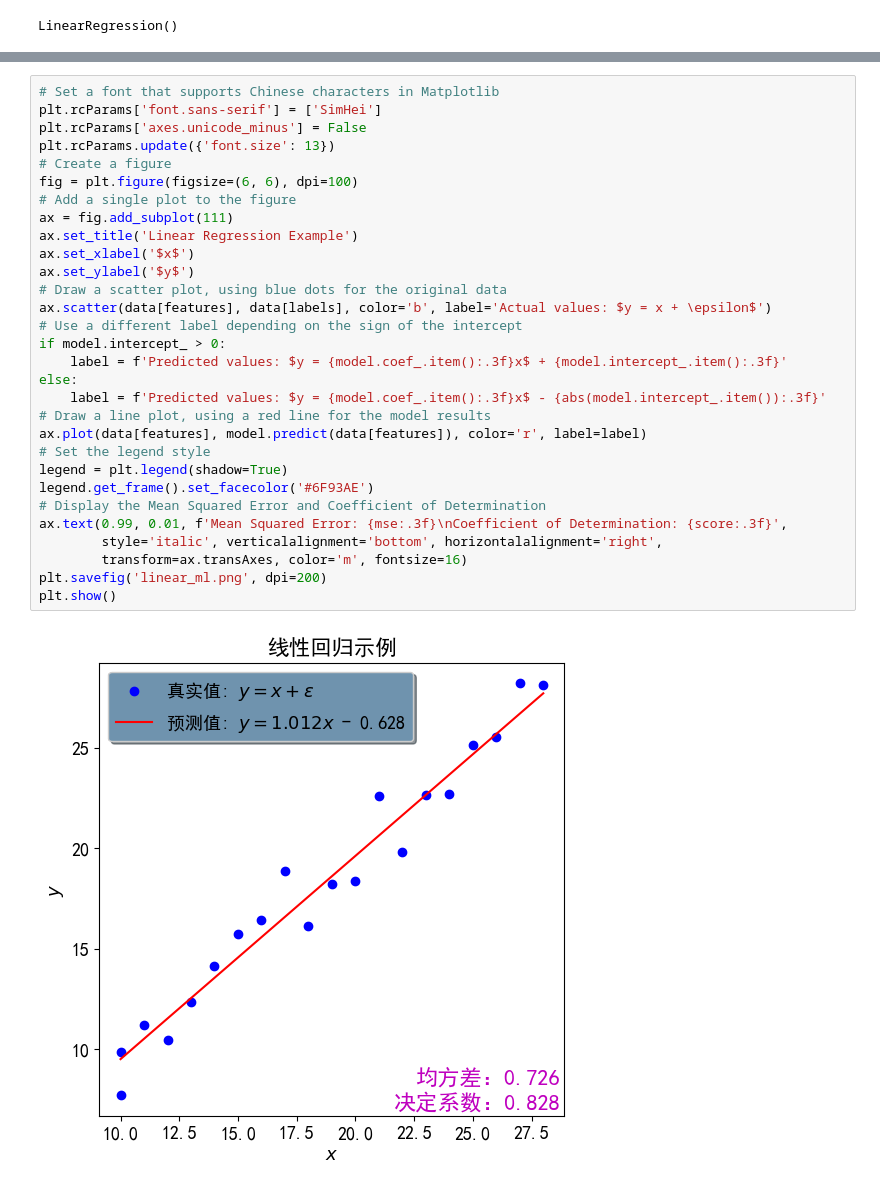
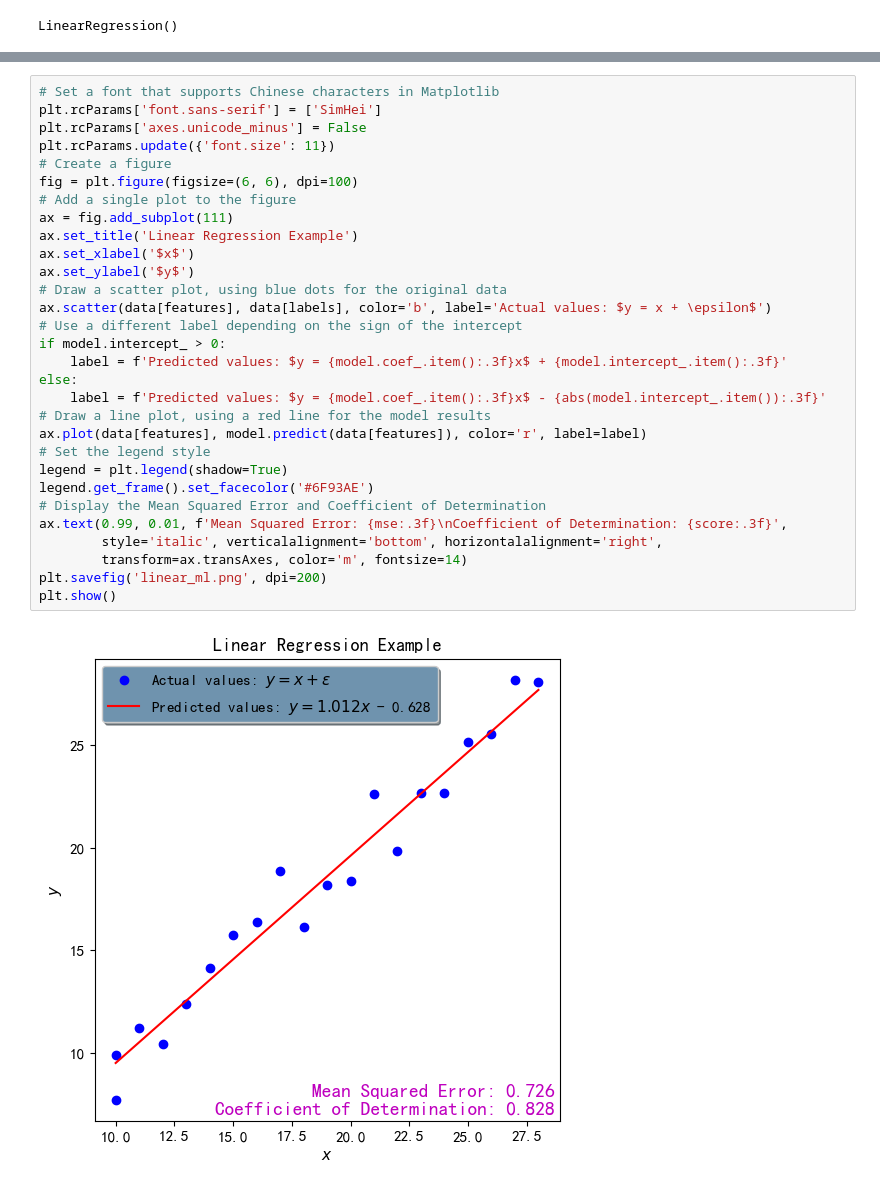
Before and after one commit to GenTang/regression2chatgpt, a Jupyter notebook: ch03_linear/linear_ml.ipynb, the cells around one changed output, grey strips where cells are left out. Saved outputs shown, nothing was run; the diff lists cells and outputs as text.

```diff
--- a/ch03_linear/linear_ml.ipynb
+++ b/ch03_linear/linear_ml.ipynb
@@ -54,32 +54,32 @@ mse, score
 # %%
 # Set a font that supports Chinese characters in Matplotlib
 plt.rcParams['font.sans-serif'] = ['SimHei']
 plt.rcParams['axes.unicode_minus'] = False
-plt.rcParams.update({'font.size': 13})
+plt.rcParams.update({'font.size': 11})
 # Create a figure
 fig = plt.figure(figsize=(6, 6), dpi=100)
 # Add a single plot to the figure
 ax = fig.add_subplot(111)
 ax.set_title('Linear Regression Example')
 ax.set_xlabel('$x$')
 ax.set_ylabel('$y$')
 # Draw a scatter plot, using blue dots for the original data
 ax.scatter(data[features], data[labels], color='b', label='Actual values: $y = x + \epsilon$')
 # Use a different label depending on the sign of the intercept
 if model.intercept_ > 0:
     label = f'Predicted values: $y = {model.coef_.item():.3f}x$ + {model.intercept_.item():.3f}'
 else:
     label = f'Predicted values: $y = {model.coef_.item():.3f}x$ - {abs(model.intercept_.item()):.3f}'
 # Draw a line plot, using a red line for the model results
 ax.plot(data[features], model.predict(data[features]), color='r', label=label)
 # Set the legend style
 legend = plt.legend(shadow=True)
 legend.get_frame().set_facecolor('#6F93AE')
 # Display the Mean Squared Error and Coefficient of Determination
 ax.text(0.99, 0.01, f'Mean Squared Error: {mse:.3f}\nCoefficient of Determination: {score:.3f}',
         style='italic', verticalalignment='bottom', horizontalalignment='right',
-        transform=ax.transAxes, color='m', fontsize=16)
+        transform=ax.transAxes, color='m', fontsize=14)
 plt.savefig('linear_ml.png', dpi=200)
 plt.show()
 # %% [output]
-[figure, old version]
+[figure, new version]
```
Also changed, not shown: parts of 1 cell of this notebook, 3 other files.
